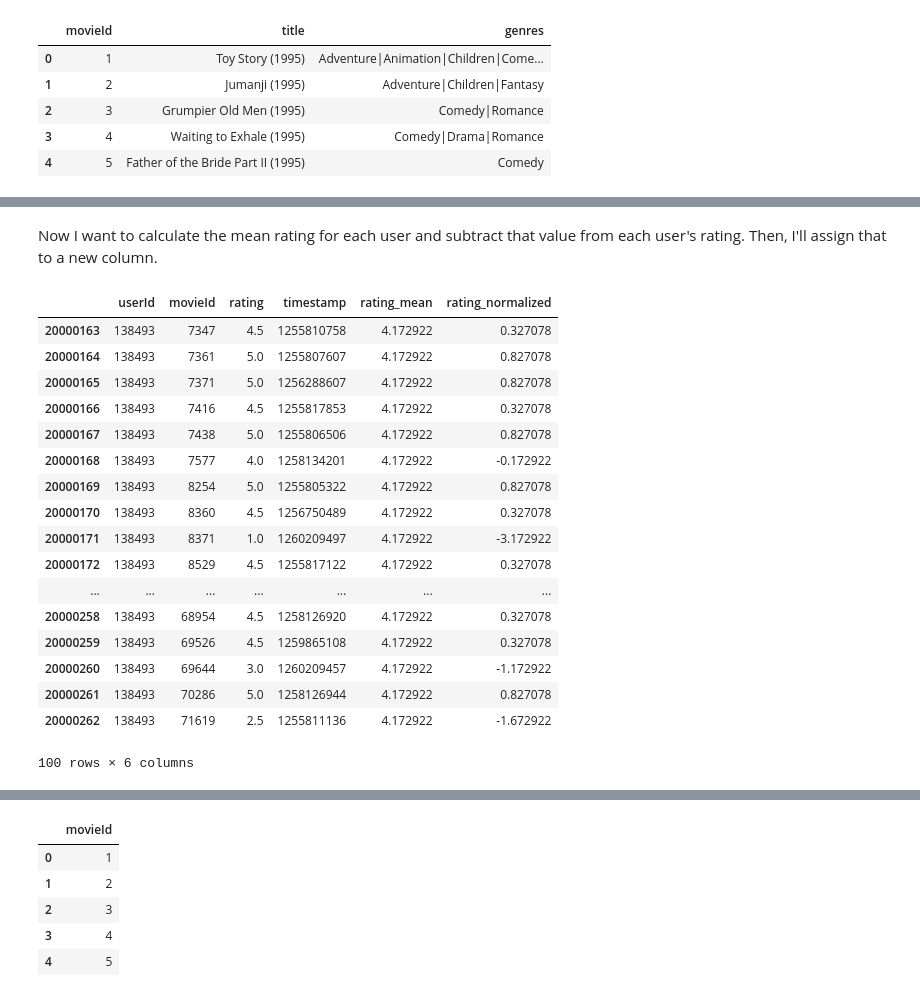
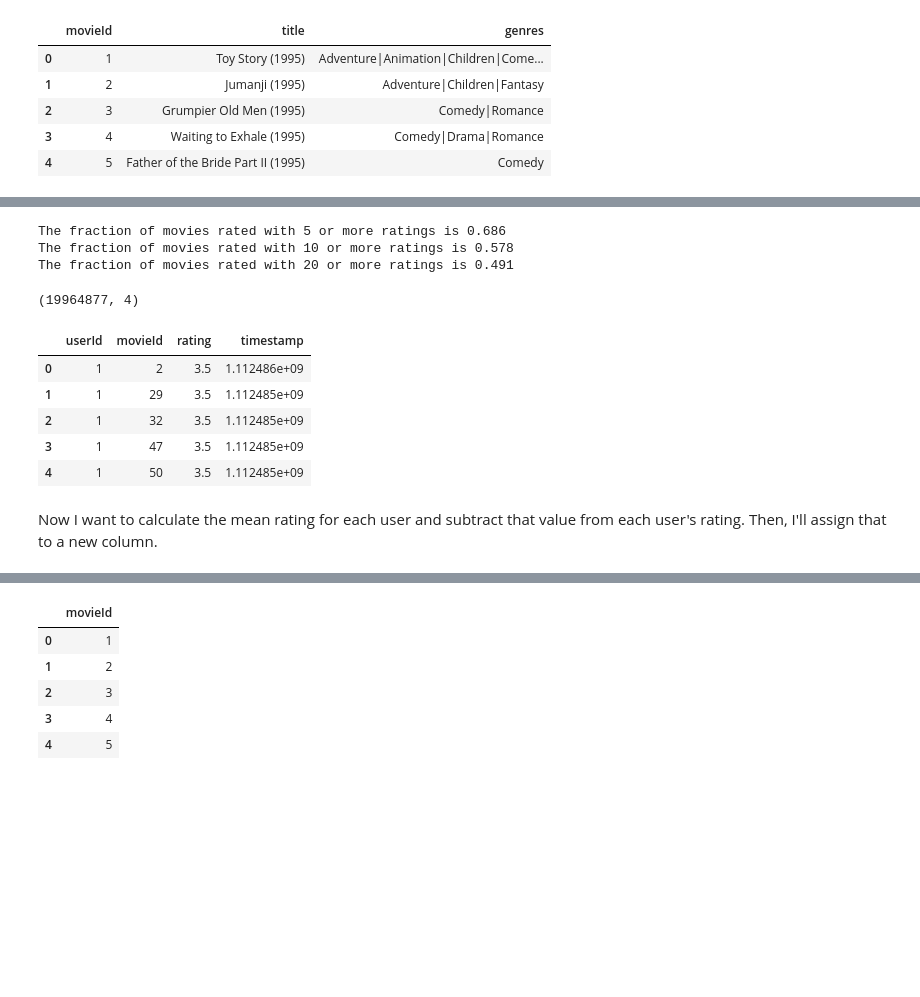
Before and after one commit to bwsturm/metis_bootcamp, a Jupyter notebook: Week10/movie_recommender/python/notebooks/Movie_Recommender_matrix_factorization.ipynb, the cells around one changed output, grey strips where cells are left out. Drawn from its saved outputs; the diff is of its cells as text; code cells hidden in the pictures; blank space fills up the shorter version.

```diff
--- a/Week10/movie_recommender/python/notebooks/Movie_Recommender_matrix_factorization.ipynb
+++ b/Week10/movie_recommender/python/notebooks/Movie_Recommender_matrix_factorization.ipynb
@@ -37,0 +64,13 @@ ratings_df.head()
+# %%
+def add_user_rating(df,my_ratings_dict):
+    last_user_id = max(df['userId'])
+    new_user_id = last_user_id + 1
+    for key, value in my_ratings_dict.items():
+        df = df.append({'userId':new_user_id,'movieId':int(key),'rating':value},ignore_index=True)
+
+    df = df.astype({'userId':int,'movieId':int})
+    return df
+# %%
+#ratings_df['userId']
+ratings_df2 = add_user_rating(ratings_df,my_ratings_dict1)
+ratings_df2 = add_user_rating(ratings_df2,my_ratings_dict2)
@@ -37,0 +99,13 @@ ratings_df.head()
+# %%
+print('The fraction of movies rated with 5 or more ratings is {:.3f}'.format(nmr_5/nmr))
+print('The fraction of movies rated with 10 or more ratings is {:.3f}'.format(nmr_10/nmr))
+print('The fraction of movies rated with 20 or more ratings is {:.3f}'.format(nmr_20/nmr))
+# %% [output]
+The fraction of movies rated with 5 or more ratings is 0.686
+The fraction of movies rated with 10 or more ratings is 0.578
+The fraction of movies rated with 20 or more ratings is 0.491
+# %%
+def filter_rated_movies(df, min_ratings=10):
+    df2 = df.groupby('movieId').filter(lambda row: len(row) >= min_ratings)
+    df2.reset_index(drop=True, inplace=True)
+    return df2
@@ -38,3 +114,16 @@ ratings_df.head()
+# %%
+ratings_df3.shape
+# %% [output]
+(19964877, 4)
+# %%
+ratings_df3.head()
+# %% [output]
+|  | userId | movieId | rating | timestamp |
+| 0 | 1 | 2 | 3.5 | 1.112486e+09 |
+| 1 | 1 | 29 | 3.5 | 1.112485e+09 |
+| 2 | 1 | 32 | 3.5 | 1.112485e+09 |
+| 3 | 1 | 47 | 3.5 | 1.112485e+09 |
+| 4 | 1 | 50 | 3.5 | 1.112485e+09 |
 # %% [markdown]
 Now I want to calculate the mean rating for each user and subtract that value from each user's rating.  Then, I'll assign that to a new column.
 # %%
@@ -49,21 +135,0 @@ ratings_df2 = user_mean_normalization(ratings_df)
-# %%
-ratings_df2.tail(100)
-# %% [output]
-|  | userId | movieId | rating | timestamp | rating_mean | rating_normalized |
-| 20000163 | 138493 | 7347 | 4.5 | 1255810758 | 4.172922 | 0.327078 |
-| 20000164 | 138493 | 7361 | 5.0 | 1255807607 | 4.172922 | 0.827078 |
-| 20000165 | 138493 | 7371 | 5.0 | 1256288607 | 4.172922 | 0.827078 |
-| 20000166 | 138493 | 7416 | 4.5 | 1255817853 | 4.172922 | 0.327078 |
-| 20000167 | 138493 | 7438 | 5.0 | 1255806506 | 4.172922 | 0.827078 |
-| 20000168 | 138493 | 7577 | 4.0 | 1258134201 | 4.172922 | -0.172922 |
-| 20000169 | 138493 | 8254 | 5.0 | 1255805322 | 4.172922 | 0.827078 |
-| 20000170 | 138493 | 8360 | 4.5 | 1256750489 | 4.172922 | 0.327078 |
-| 20000171 | 138493 | 8371 | 1.0 | 1260209497 | 4.172922 | -3.172922 |
-| 20000172 | 138493 | 8529 | 4.5 | 1255817122 | 4.172922 | 0.327078 |
-| ... | ... | ... | ... | ... | ... | ... |
-| 20000258 | 138493 | 68954 | 4.5 | 1258126920 | 4.172922 | 0.327078 |
-| 20000259 | 138493 | 69526 | 4.5 | 1259865108 | 4.172922 | 0.327078 |
-| 20000260 | 138493 | 69644 | 3.0 | 1260209457 | 4.172922 | -1.172922 |
-| 20000261 | 138493 | 70286 | 5.0 | 1258126944 | 4.172922 | 0.827078 |
-| 20000262 | 138493 | 71619 | 2.5 | 1255811136 | 4.172922 | -1.672922 |
-100 rows × 6 columns
```
Also changed, not shown: parts of 77 cells of this notebook, 48 other files.
